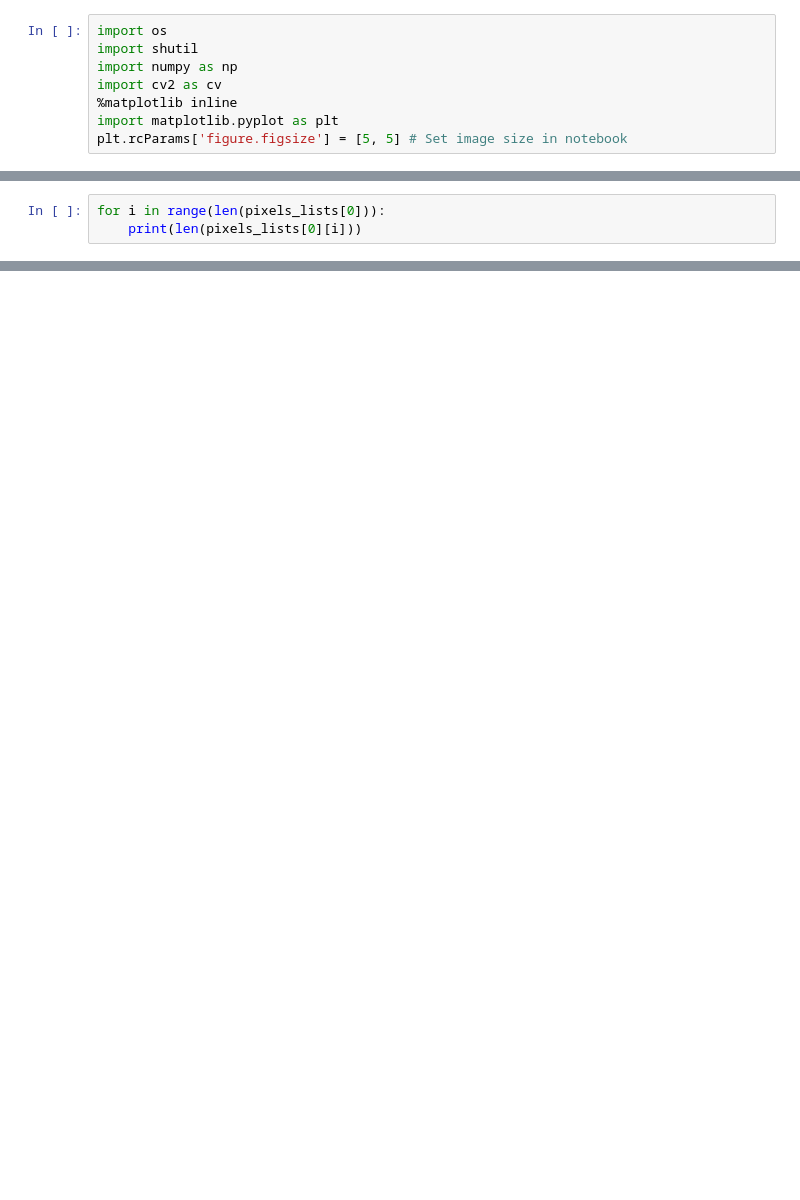
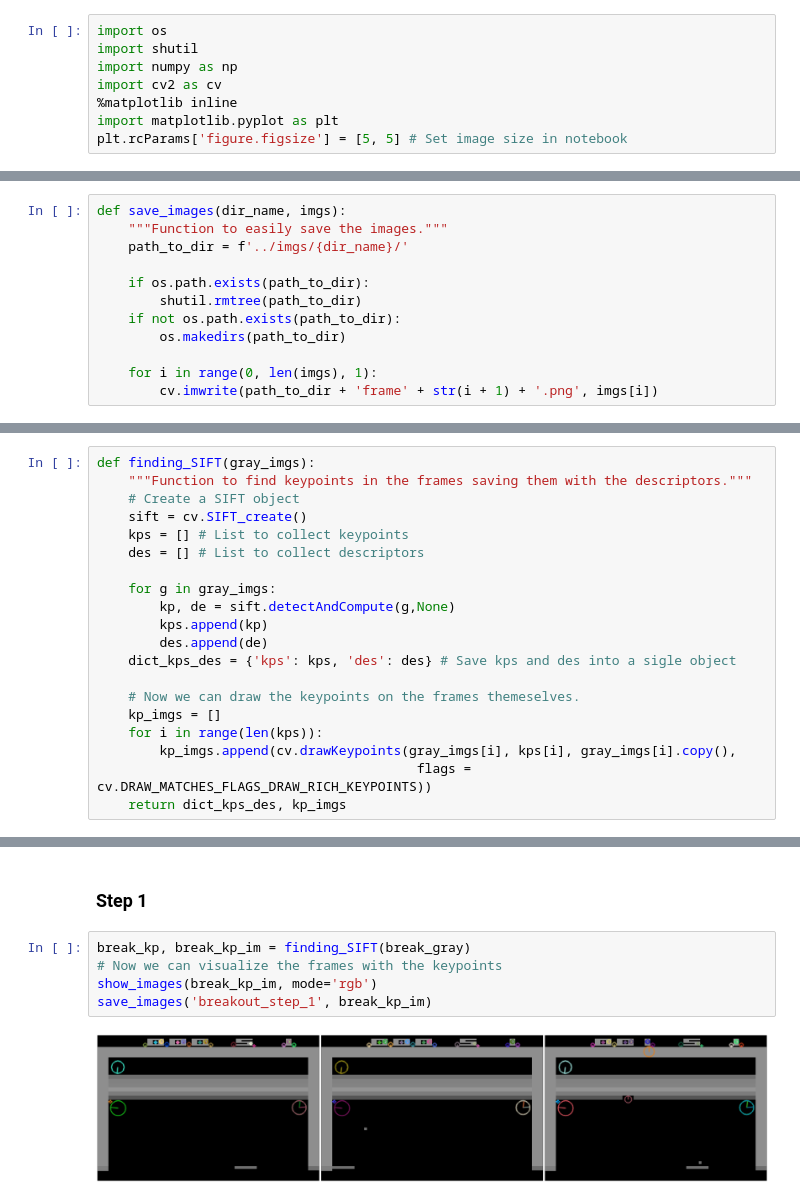
Before and after one commit to frasor02/SIV-Project, a Jupyter notebook: processing/processing.ipynb, the cells around one changed output, grey strips where cells are left out. Cells and saved outputs as stored; diff of their text form; blank space fills up the shorter version.

```diff
--- a/processing/processing.ipynb
+++ b/processing/processing.ipynb
@@ -249,3 +33,0 @@ num_labels, stats, centroids, pixels_lists = removeLargeCCs(num_labels, stats, c
-# %%
-for i in range(len(pixels_lists[0])):
-    print(len(pixels_lists[0][i]))
@@ -506,0 +80,12 @@ ax.grid(True)
+# %%
+def save_images(dir_name, imgs):
+    """Function to easily save the images."""
+    path_to_dir = f'../imgs/{dir_name}/'
+
+    if os.path.exists(path_to_dir):
+        shutil.rmtree(path_to_dir)
+    if not os.path.exists(path_to_dir):
+        os.makedirs(path_to_dir)
+
+    for i in range(0, len(imgs), 1):
+        cv.imwrite(path_to_dir + 'frame' + str(i + 1) + '.png', imgs[i])
@@ -506,0 +112,20 @@ ax.grid(True)
+# %%
+def finding_SIFT(gray_imgs):
+    """Function to find keypoints in the frames saving them with the descriptors."""
+    # Create a SIFT object
+    sift = cv.SIFT_create()
+    kps = [] # List to collect keypoints
+    des = [] # List to collect descriptors
+
+    for g in gray_imgs:
+        kp, de = sift.detectAndCompute(g,None)
+        kps.append(kp)
+        des.append(de)
+    dict_kps_des = {'kps': kps, 'des': des} # Save kps and des into a sigle object
+
+    # Now we can draw the keypoints on the frames themeselves.
+    kp_imgs = []
+    for i in range(len(kps)):
+        kp_imgs.append(cv.drawKeypoints(gray_imgs[i], kps[i], gray_imgs[i].copy(),
+                                         flags = cv.DRAW_MATCHES_FLAGS_DRAW_RICH_KEYPOINTS))
+    return dict_kps_des, kp_imgs
@@ -506,0 +480,9 @@ ax.grid(True)
+# %% [markdown]
+### Step 1
+# %%
+break_kp, break_kp_im = finding_SIFT(break_gray)
+# Now we can visualize the frames with the keypoints
+show_images(break_kp_im, mode='rgb')
+save_images('breakout_step_1', break_kp_im)
+# %% [output]
+[figure, added]
```
Also changed, not shown: parts of 102 cells of this notebook, 5 other files.
